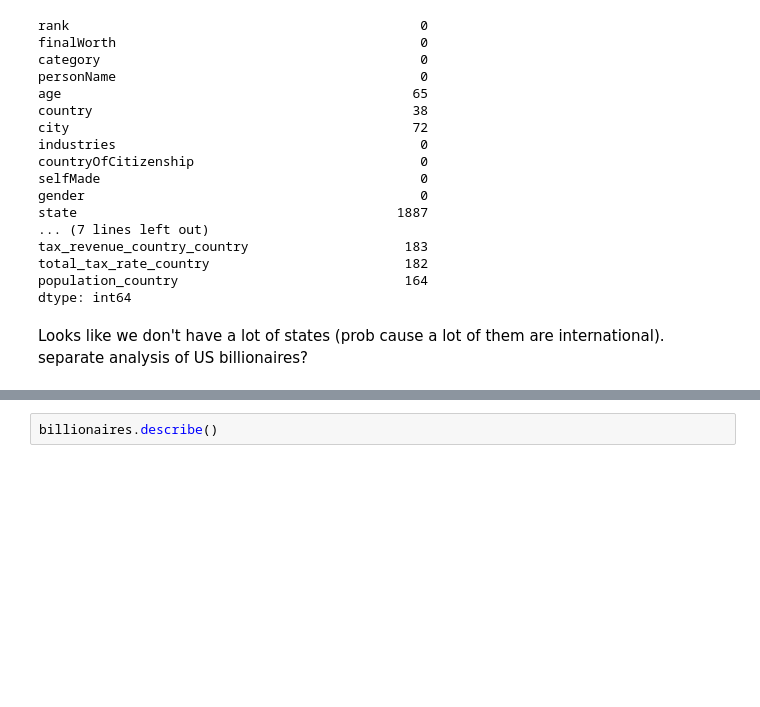
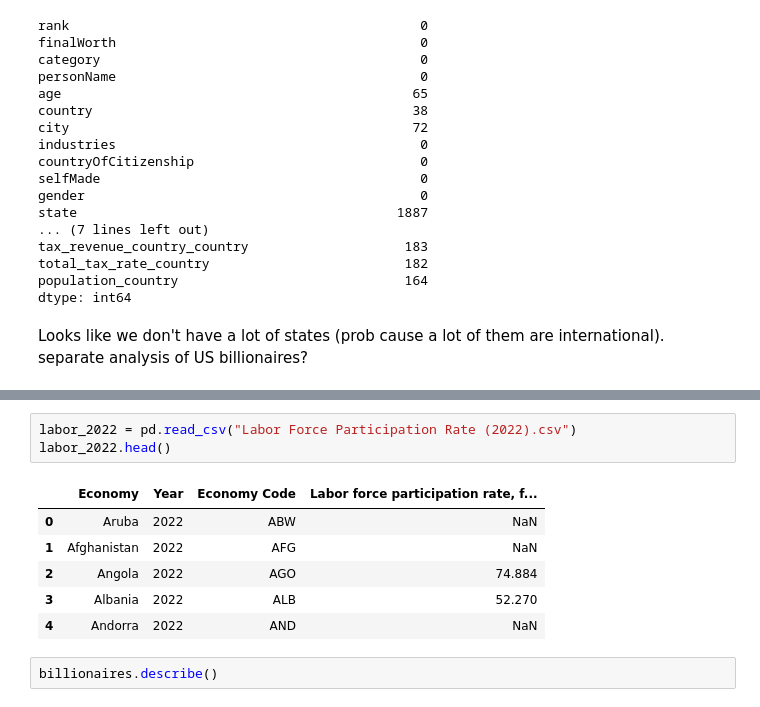
Before and after one commit to ErinZhan2500/SI618FinalProject, a Jupyter notebook: FinalProject.ipynb, the cells around one changed output, grey strips where cells are left out. Cells and saved outputs as stored; diff of their text form; blank space fills up the shorter version.

Commit message:
labor

```diff
--- a/FinalProject.ipynb
+++ b/FinalProject.ipynb
@@ -86,6 +86,16 @@ labor_force.head()
 | 2 | Labor force participation rate, f... | SL.TLF.CACT.FE.ZS | Africa Eastern and Southern | AFE | 2020 | 63.756308 | female, 15+, Modeled |
 | 3 | Labor force participation rate, f... | SL.TLF.CACT.FE.ZS | Africa Eastern and Southern | AFE | 2019 | 64.766485 | female, 15+, Modeled |
 | 4 | Labor force participation rate, f... | SL.TLF.CACT.FE.ZS | Africa Eastern and Southern | AFE | 2018 | 64.643364 | female, 15+, Modeled |
+# %%
+labor_2022 = pd.read_csv("Labor Force Participation Rate (2022).csv")
+labor_2022.head()
+# %% [output]
+|  | Economy | Year | Economy Code | Labor force participation rate, f... |
+| 0 | Aruba | 2022 | ABW | NaN |
+| 1 | Afghanistan | 2022 | AFG | NaN |
+| 2 | Angola | 2022 | AGO | 74.884 |
+| 3 | Albania | 2022 | ALB | 52.270 |
+| 4 | Andorra | 2022 | AND | NaN |
 # %%
 billionaires.describe()
 # %% [output]
```
Also changed, not shown: 1 other file.
